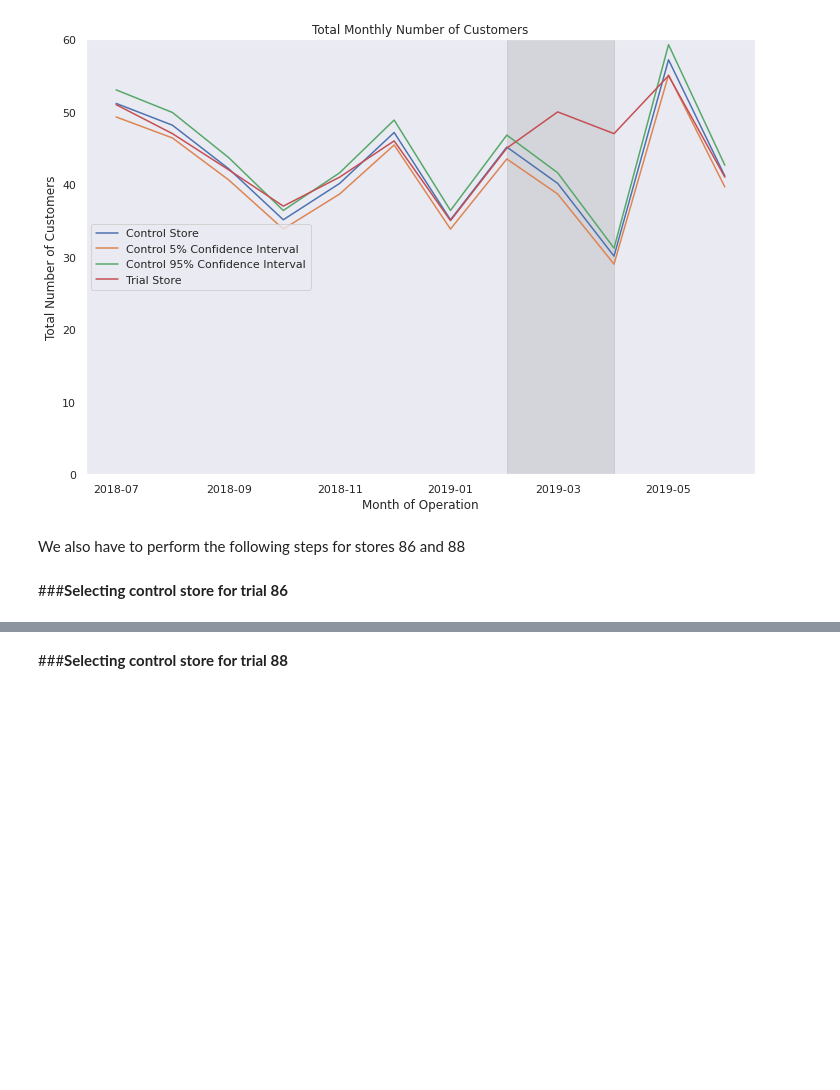
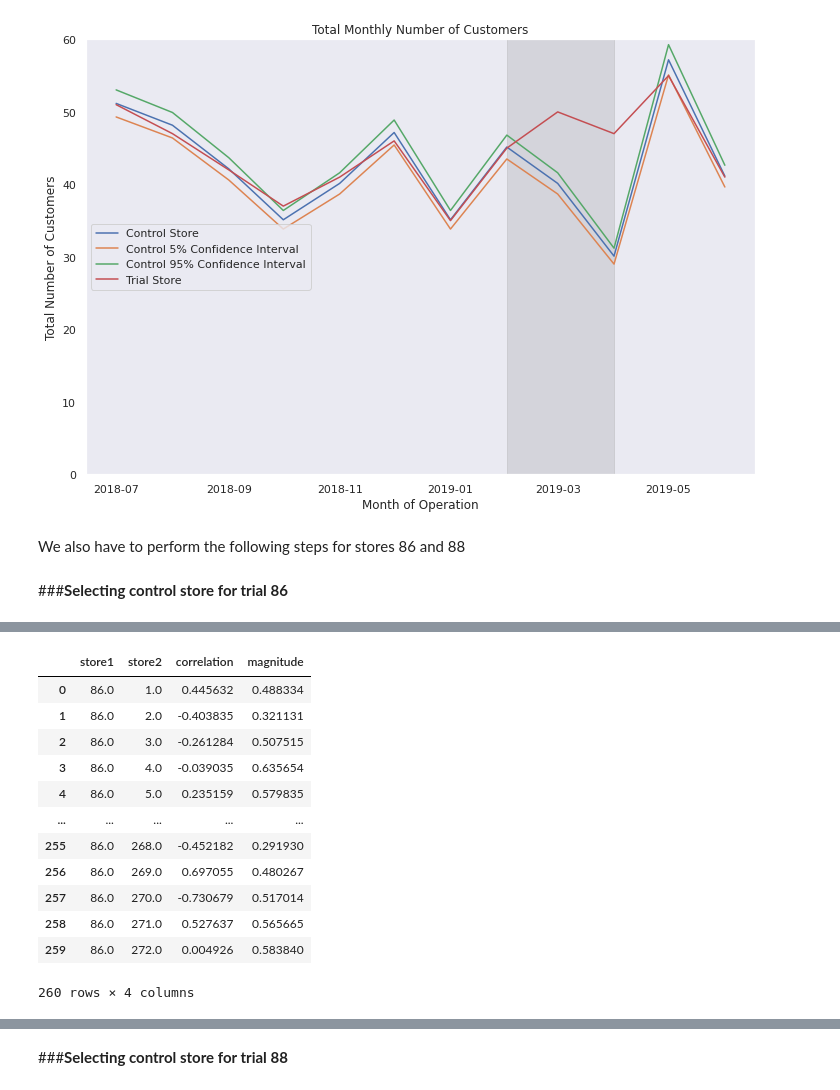
Before and after one commit to wa-le/Quantium-Forage-Virtual-Internship, a Jupyter notebook: my_quantium_T2.ipynb, the cells around one changed output, grey strips where cells are left out. Drawn from its saved outputs; the diff is of its cells as text; code cells hidden in the pictures; blank space fills up the shorter version.

```diff
--- a/my_quantium_T2.ipynb
+++ b/my_quantium_T2.ipynb
@@ -1341,3 +1353,12 @@ plt.show()
 We also have to perform the following steps for stores 86 and 88
 # %% [markdown]
 ###**Selecting control store for trial 86**
+# %%
+# Now we select control store for trial 77 by computing correlation with store 77
+the_trial_store = 86
+corr_sales_86 = correlationCalc(df_pretrial_m, 'TOT_SALES', the_trial_store)
+corr_customers_86 = correlationCalc(df_pretrial_m, 'NBR_OF_CUSTOMERS', the_trial_store)
+
+# calculate magnitude with trial store 86
+magn_sales_86 = magnitudeDistanceCalc(df_pretrial_m, 'TOT_SALES', the_trial_store)
+magn_customers_86 = magnitudeDistanceCalc(df_pretrial_m, 'NBR_OF_CUSTOMERS', the_trial_store)
@@ -1343,0 +1411,18 @@ We also have to perform the following steps for stores 86 and 88
+# %%
+#Now we concatenate correlation and magnitude (Sales, store 86 as we recall)
+corr_magn_sales = pd.concat([corr_sales_86, magn_sales_86['magnitude']], axis = 1)
+corr_magn_sales
+# %% [output]
+|  | store1 | store2 | correlation | magnitude |
+| 0 | 86.0 | 1.0 | 0.445632 | 0.488334 |
+| 1 | 86.0 | 2.0 | -0.403835 | 0.321131 |
+| 2 | 86.0 | 3.0 | -0.261284 | 0.507515 |
+| 3 | 86.0 | 4.0 | -0.039035 | 0.635654 |
+| 4 | 86.0 | 5.0 | 0.235159 | 0.579835 |
+| ... | ... | ... | ... | ... |
+| 255 | 86.0 | 268.0 | -0.452182 | 0.291930 |
+| 256 | 86.0 | 269.0 | 0.697055 | 0.480267 |
+| 257 | 86.0 | 270.0 | -0.730679 | 0.517014 |
+| 258 | 86.0 | 271.0 | 0.527637 | 0.565665 |
+| 259 | 86.0 | 272.0 | 0.004926 | 0.583840 |
+260 rows × 4 columns
```
Also changed, not shown: parts of 26 cells of this notebook.
